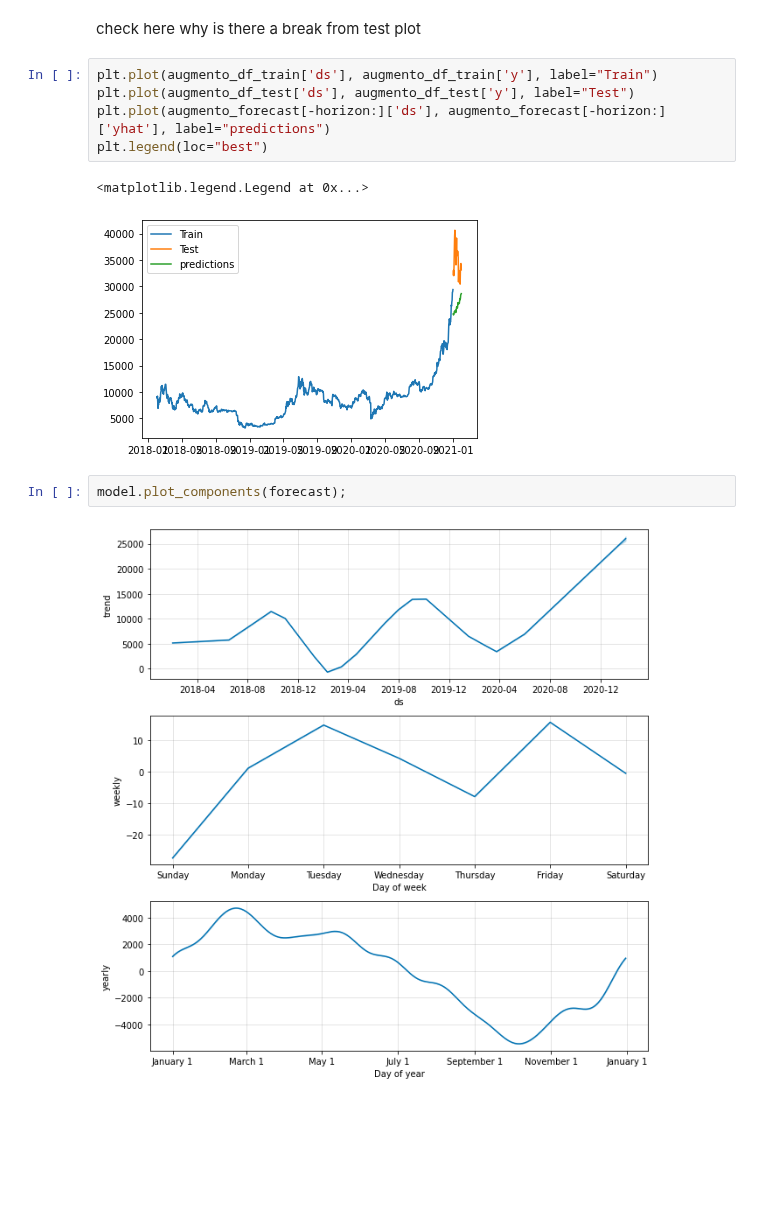
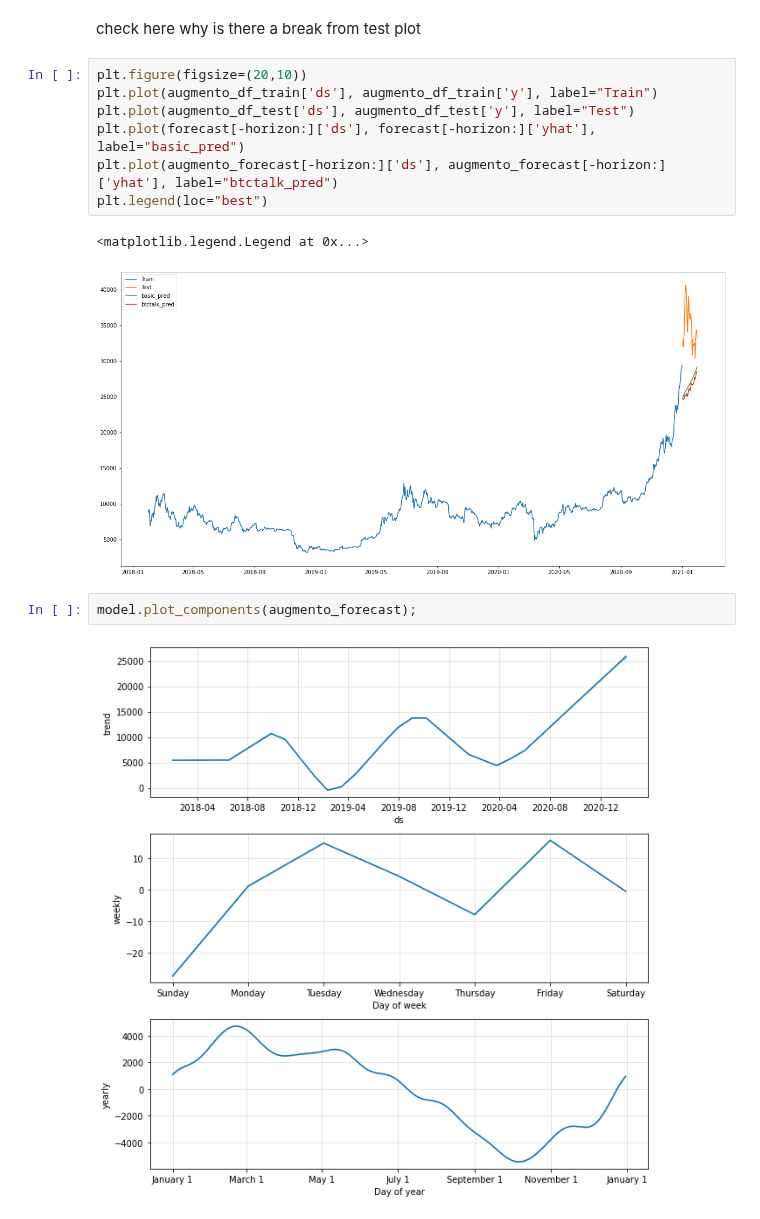
Before and after one commit to Dmunozig/crypto_sentiment, a Jupyter notebook: notebooks/olavo_prophet_modelling.ipynb, the cells around one changed output. Saved outputs shown, nothing was run; the diff lists cells and outputs as text; blank space fills up the shorter version.

Commit message:
edit prophet model

```diff
--- a/notebooks/olavo_prophet_modelling.ipynb
+++ b/notebooks/olavo_prophet_modelling.ipynb
@@ -160,15 +182,17 @@ plt.legend()
 # %% [markdown]
 check here why is there a break from test plot
 # %%
+plt.figure(figsize=(20,10))
 plt.plot(augmento_df_train['ds'], augmento_df_train['y'], label="Train")
 plt.plot(augmento_df_test['ds'], augmento_df_test['y'], label="Test")
-plt.plot(augmento_forecast[-horizon:]['ds'], augmento_forecast[-horizon:]['yhat'], label="predictions")
+plt.plot(forecast[-horizon:]['ds'], forecast[-horizon:]['yhat'], label="basic_pred")
+plt.plot(augmento_forecast[-horizon:]['ds'], augmento_forecast[-horizon:]['yhat'], label="btctalk_pred")
 plt.legend(loc="best")
 # %% [output]
 <matplotlib.legend.Legend at 0x...>
-[figure, old version]
+[figure, new version]
 # %%
-model.plot_components(forecast);
+model.plot_components(augmento_forecast);
 # %% [output]
-[figure, old version]
+[figure, new version]
 # %%
```
Also changed, not shown: parts of 35 cells of this notebook, 1 other file.
